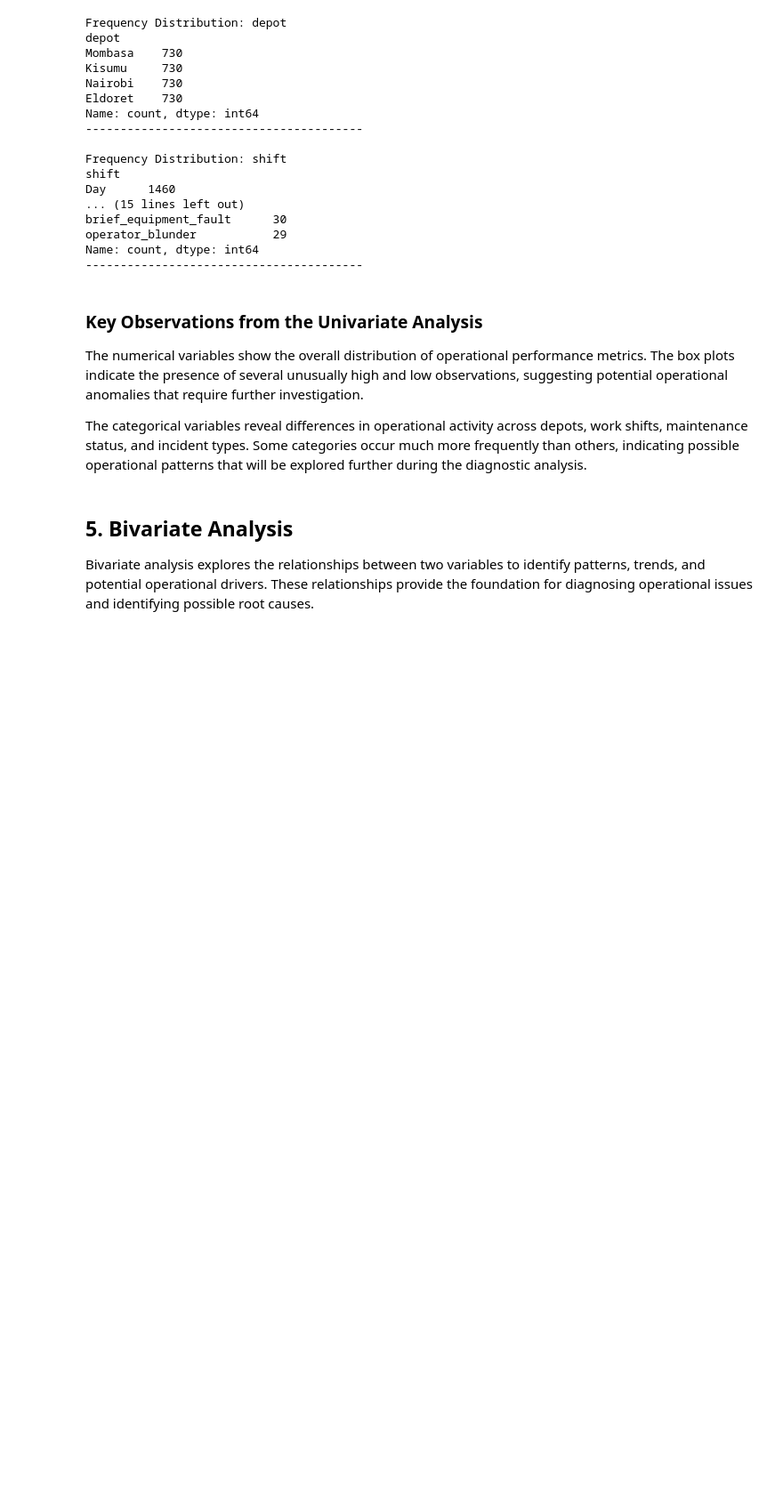
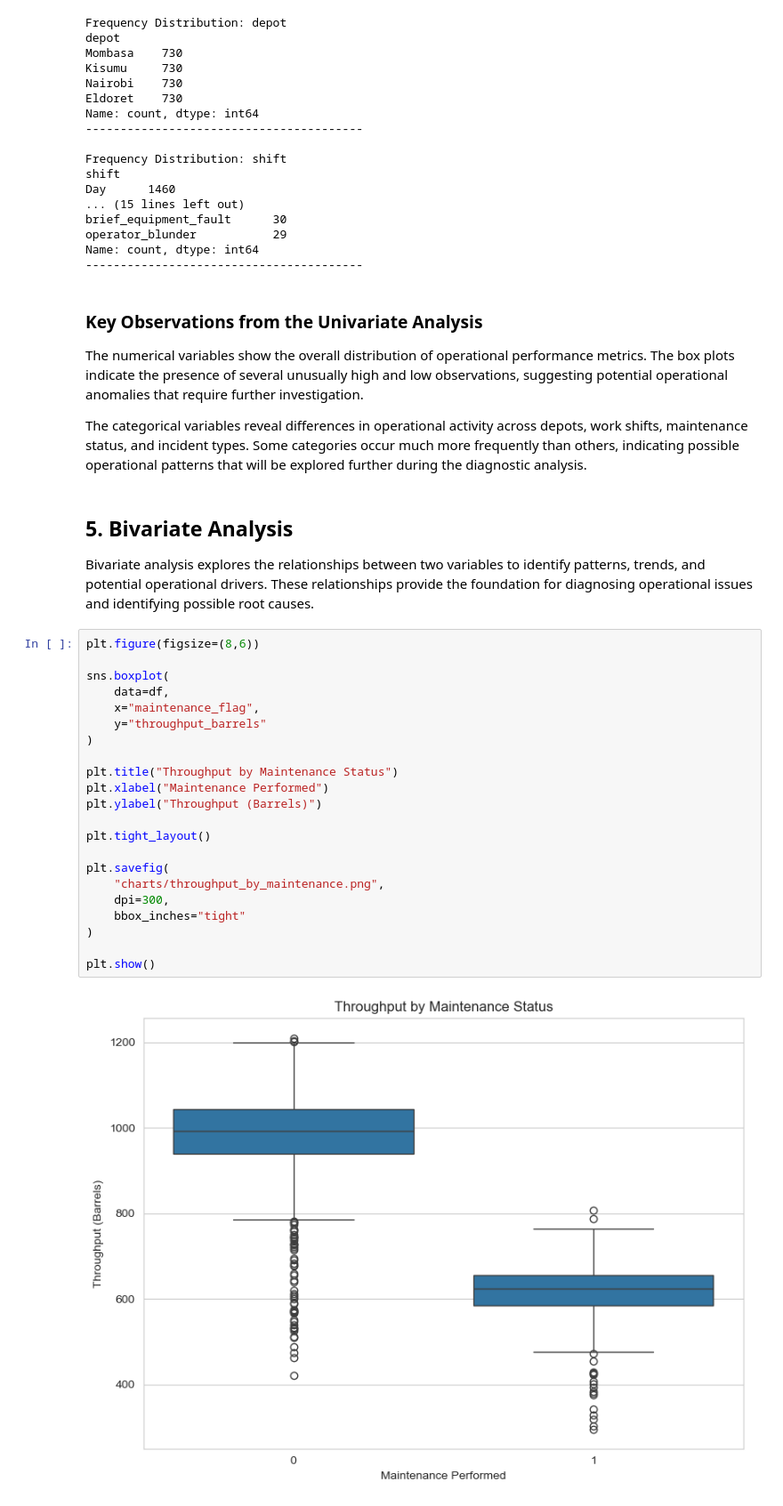
Before and after one commit to WanjikuSharon/week5_diagnostics_analysis, a Jupyter notebook: week5_diagnostics_analysis.ipynb, the cells around one changed output. Shown at 89% size. Saved outputs shown, nothing was run; the diff lists cells and outputs as text; blank space fills up the shorter version.

```diff
--- a/week5_diagnostics_analysis.ipynb
+++ b/week5_diagnostics_analysis.ipynb
@@ -306,3 +306,27 @@ The categorical variables reveal differences in operational activity across depo
 ## 5. Bivariate Analysis
 
 Bivariate analysis explores the relationships between two variables to identify patterns, trends, and potential operational drivers. These relationships provide the foundation for diagnosing operational issues and identifying possible root causes.
+# %%
+plt.figure(figsize=(8,6))
+
+sns.boxplot(
+    data=df,
+    x="maintenance_flag",
+    y="throughput_barrels"
+)
+
+plt.title("Throughput by Maintenance Status")
+plt.xlabel("Maintenance Performed")
+plt.ylabel("Throughput (Barrels)")
+
+plt.tight_layout()
+
+plt.savefig(
+    "charts/throughput_by_maintenance.png",
+    dpi=300,
+    bbox_inches="tight"
+)
+
+plt.show()
+# %% [output]
+[figure, added]
```
